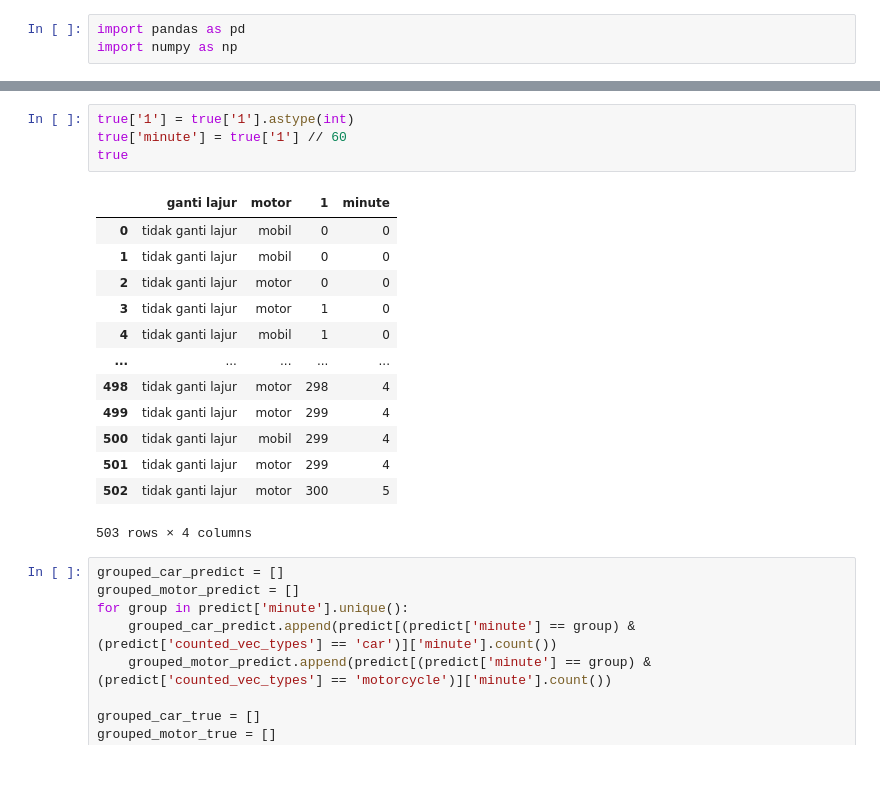
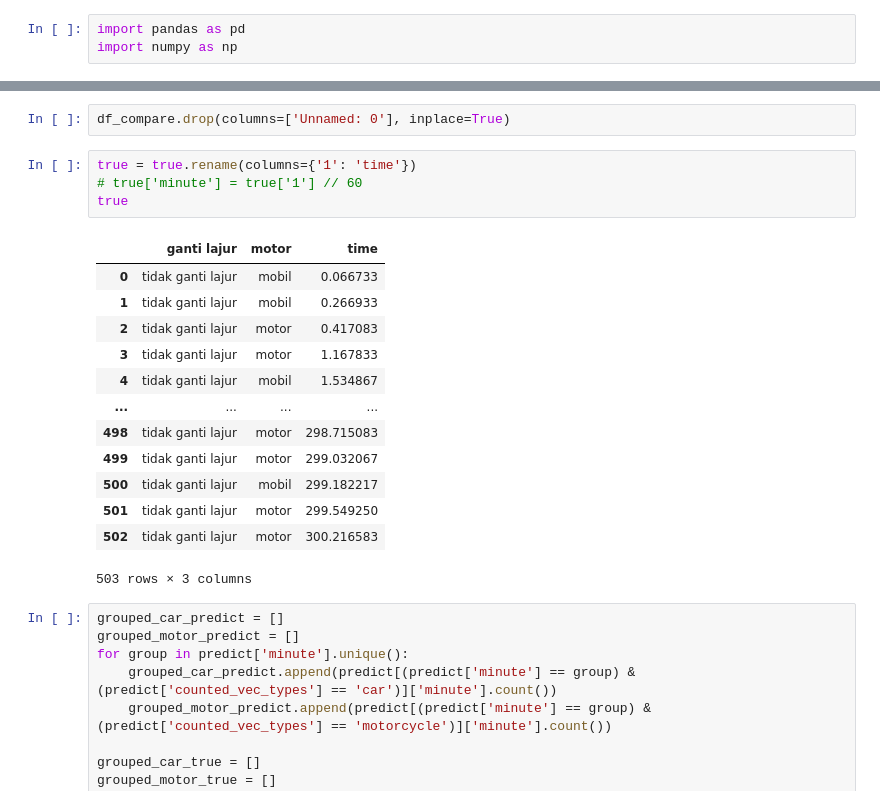
Before and after one commit to bagusJatiPramono/Project-YOLO, a Jupyter notebook: result_postprocess.ipynb, the cells around one changed output, grey strips where cells are left out. Drawn from its saved outputs; the diff is of its cells as text; blank space fills up the shorter version.

```diff
--- a/result_postprocess.ipynb
+++ b/result_postprocess.ipynb
@@ -42,21 +62,23 @@ true
+# %%
+df_compare.drop(columns=['Unnamed: 0'], inplace=True)
 # %%
-true['1'] = true['1'].astype(int)
-true['minute'] = true['1'] // 60
+true = true.rename(columns={'1': 'time'})
+# true['minute'] = true['1'] // 60
 true
 # %% [output]
-|  | ganti lajur | motor | 1 | minute |
-| 0 | tidak ganti lajur | mobil | 0 | 0 |
-| 1 | tidak ganti lajur | mobil | 0 | 0 |
-| 2 | tidak ganti lajur | motor | 0 | 0 |
-| 3 | tidak ganti lajur | motor | 1 | 0 |
-| 4 | tidak ganti lajur | mobil | 1 | 0 |
-| ... | ... | ... | ... | ... |
-| 498 | tidak ganti lajur | motor | 298 | 4 |
-| 499 | tidak ganti lajur | motor | 299 | 4 |
-| 500 | tidak ganti lajur | mobil | 299 | 4 |
-| 501 | tidak ganti lajur | motor | 299 | 4 |
-| 502 | tidak ganti lajur | motor | 300 | 5 |
+|  | ganti lajur | motor | time |
+| 0 | tidak ganti lajur | mobil | 0.066733 |
+| 1 | tidak ganti lajur | mobil | 0.266933 |
+| 2 | tidak ganti lajur | motor | 0.417083 |
+| 3 | tidak ganti lajur | motor | 1.167833 |
+| 4 | tidak ganti lajur | mobil | 1.534867 |
+| ... | ... | ... | ... |
+| 498 | tidak ganti lajur | motor | 298.715083 |
+| 499 | tidak ganti lajur | motor | 299.032067 |
+| 500 | tidak ganti lajur | mobil | 299.182217 |
+| 501 | tidak ganti lajur | motor | 299.549250 |
+| 502 | tidak ganti lajur | motor | 300.216583 |
-503 rows × 4 columns
+503 rows × 3 columns
 # %%
 grouped_car_predict = []
 grouped_motor_predict = []
```
Also changed, not shown: parts of 6 cells of this notebook, 3 other files.
